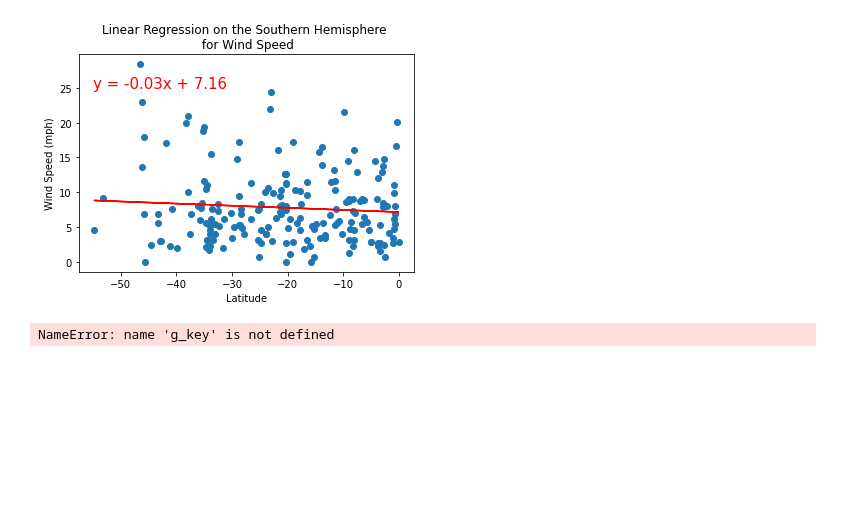
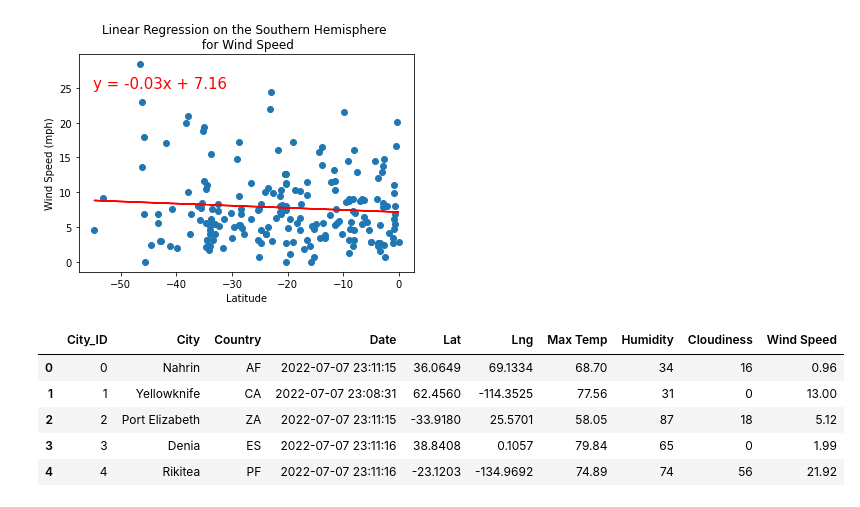
Before and after one commit to niculbolas/World_Weather_Analysis, a Jupyter notebook: WeatherPy.ipynb, the cells around one changed output. Saved outputs shown, nothing was run; the diff lists cells and outputs as text; code cells hidden in the pictures; blank space fills up the shorter version.

```diff
--- a/WeatherPy.ipynb
+++ b/WeatherPy.ipynb
@@ -394,7 +396,14 @@ y_values = southern_hemi_df["Wind Speed"]
 plot_linear_regression(x_values, y_values, 'Linear Regression on the Southern Hemisphere \n for Wind Speed', 'Wind Speed (mph)',(-55,25))
 # %% [output]
 [figure]
-# %%
-print(g_key)
-# %% [output]
-NameError: name 'g_key' is not defined
+# %%
+# Import the CSV saved from part 1
+city_data_df = pd.read_csv("weather_data/cities.csv")
+city_data_df.head()
+# %% [output]
+|  | City_ID | City | Country | Date | Lat | Lng | Max Temp | Humidity | Cloudiness | Wind Speed |
+| 0 | 0 | Nahrin | AF | 2022-07-07 23:11:15 | 36.0649 | 69.1334 | 68.70 | 34 | 16 | 0.96 |
+| 1 | 1 | Yellowknife | CA | 2022-07-07 23:08:31 | 62.4560 | -114.3525 | 77.56 | 31 | 0 | 13.00 |
+| 2 | 2 | Port Elizabeth | ZA | 2022-07-07 23:11:15 | -33.9180 | 25.5701 | 58.05 | 87 | 18 | 5.12 |
+| 3 | 3 | Denia | ES | 2022-07-07 23:11:16 | 38.8408 | 0.1057 | 79.84 | 65 | 0 | 1.99 |
+| 4 | 4 | Rikitea | PF | 2022-07-07 23:11:16 | -23.1203 | -134.9692 | 74.89 | 74 | 56 | 21.92 |
```
Also changed, not shown: parts of 15 cells of this notebook, 2 other files.
